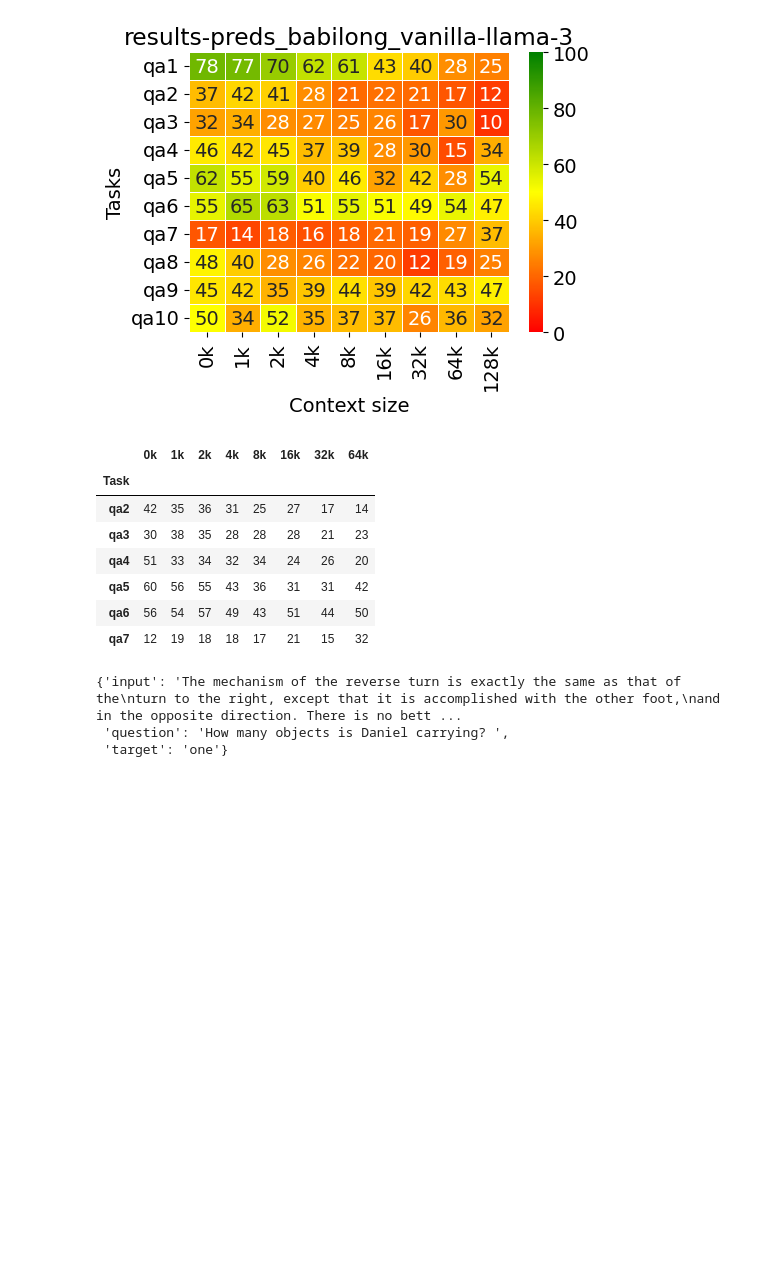
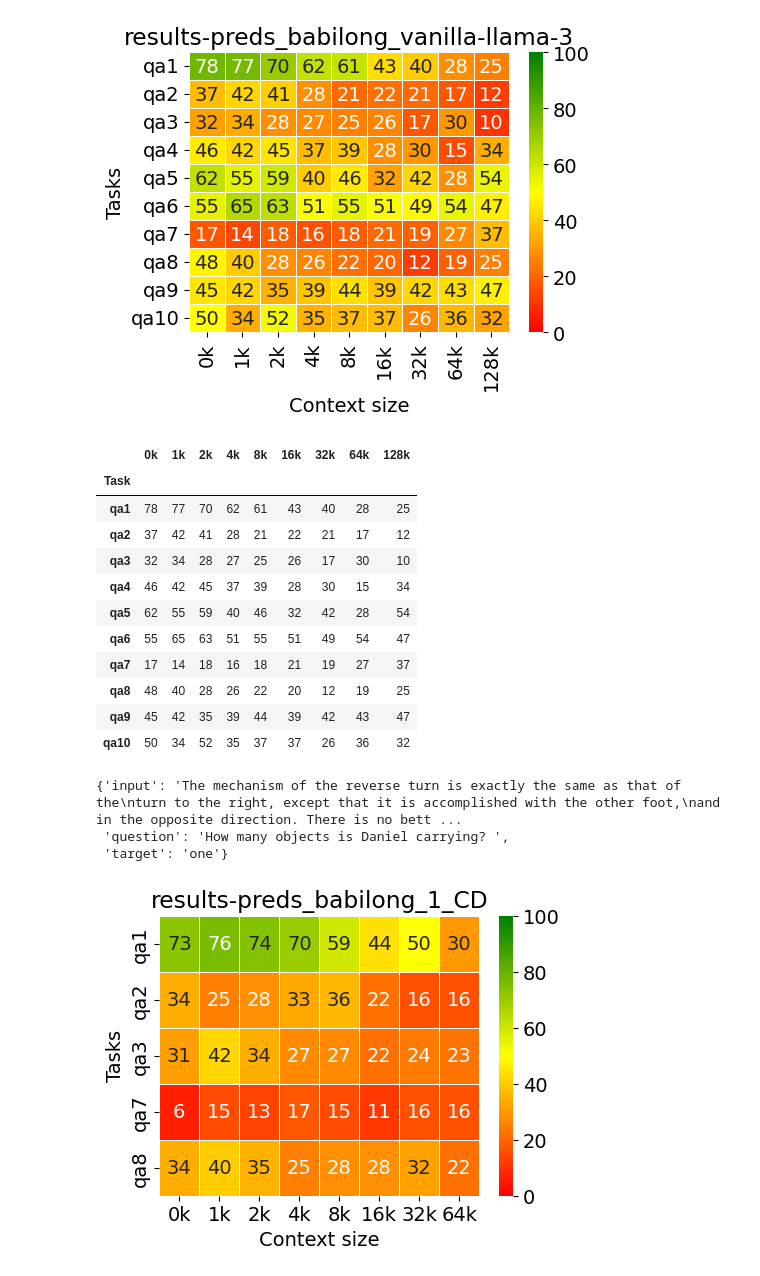
Before and after one commit to ZetangForward/LCM_Stack, a Jupyter notebook: evaluation/babilong/eval.ipynb, the cells around one changed output. Cells and saved outputs as stored; diff of their text form; code cells hidden in the pictures; blank space fills up the shorter version.

```diff
--- a/evaluation/babilong/eval.ipynb
+++ b/evaluation/babilong/eval.ipynb
@@ -74,7 +74,7 @@ def eval_fn(pred_path, save_path=None, is_full=False):
         tasks = ['qa1', 'qa2', 'qa3', 'qa4', 'qa5', 'qa6', 'qa7', 'qa8', 'qa9', 'qa10']
         lengths = ['0k', '1k', '2k', '4k', '8k', '16k', '32k', '64k', '128k']
     else:
-        tasks = ['qa2', 'qa3', 'qa4', 'qa5', 'qa6', 'qa7']
+        tasks = ['qa1', 'qa2', 'qa3', 'qa7', 'qa8']
         lengths = ['0k', '1k', '2k', '4k', '8k', '16k', '32k', '64k']
     content = auto_read_data(pred_path)
 
@@ -152,14 +152,18 @@ res
 # %%
 res
 # %% [output]
-|  | 0k | 1k | 2k | 4k | 8k | 16k | 32k | 64k |
-| Task |  |  |  |  |  |  |  |  |
-| qa2 | 42 | 35 | 36 | 31 | 25 | 27 | 17 | 14 |
-| qa3 | 30 | 38 | 35 | 28 | 28 | 28 | 21 | 23 |
-| qa4 | 51 | 33 | 34 | 32 | 34 | 24 | 26 | 20 |
-| qa5 | 60 | 56 | 55 | 43 | 36 | 31 | 31 | 42 |
-| qa6 | 56 | 54 | 57 | 49 | 43 | 51 | 44 | 50 |
-| qa7 | 12 | 19 | 18 | 18 | 17 | 21 | 15 | 32 |
+|  | 0k | 1k | 2k | 4k | 8k | 16k | 32k | 64k | 128k |
+| Task |  |  |  |  |  |  |  |  |  |
+| qa1 | 78 | 77 | 70 | 62 | 61 | 43 | 40 | 28 | 25 |
+| qa2 | 37 | 42 | 41 | 28 | 21 | 22 | 21 | 17 | 12 |
+| qa3 | 32 | 34 | 28 | 27 | 25 | 26 | 17 | 30 | 10 |
+| qa4 | 46 | 42 | 45 | 37 | 39 | 28 | 30 | 15 | 34 |
+| qa5 | 62 | 55 | 59 | 40 | 46 | 32 | 42 | 28 | 54 |
+| qa6 | 55 | 65 | 63 | 51 | 55 | 51 | 49 | 54 | 47 |
+| qa7 | 17 | 14 | 18 | 16 | 18 | 21 | 19 | 27 | 37 |
+| qa8 | 48 | 40 | 28 | 26 | 22 | 20 | 12 | 19 | 25 |
+| qa9 | 45 | 42 | 35 | 39 | 44 | 39 | 42 | 43 | 47 |
+| qa10 | 50 | 34 | 52 | 35 | 37 | 37 | 26 | 36 | 32 |
 # %%
 from datasets import load_dataset
 
@@ -172,0 +180,7 @@ train_data['qa7'][0]
+# %%
+pred_path = '/mnt/petrelfs/tangzecheng/LCM_Stack/evaluation/babilong/results/preds_babilong_1_CD.jsonl'
+
+res, return_res = eval_fn(pred_path, None, False)
+res.to_csv(pred_path.replace(".jsonl",".csv"))
+# %% [output]
+[figure, added]
```
Also changed, not shown: parts of 14 cells of this notebook, 22 other files.
